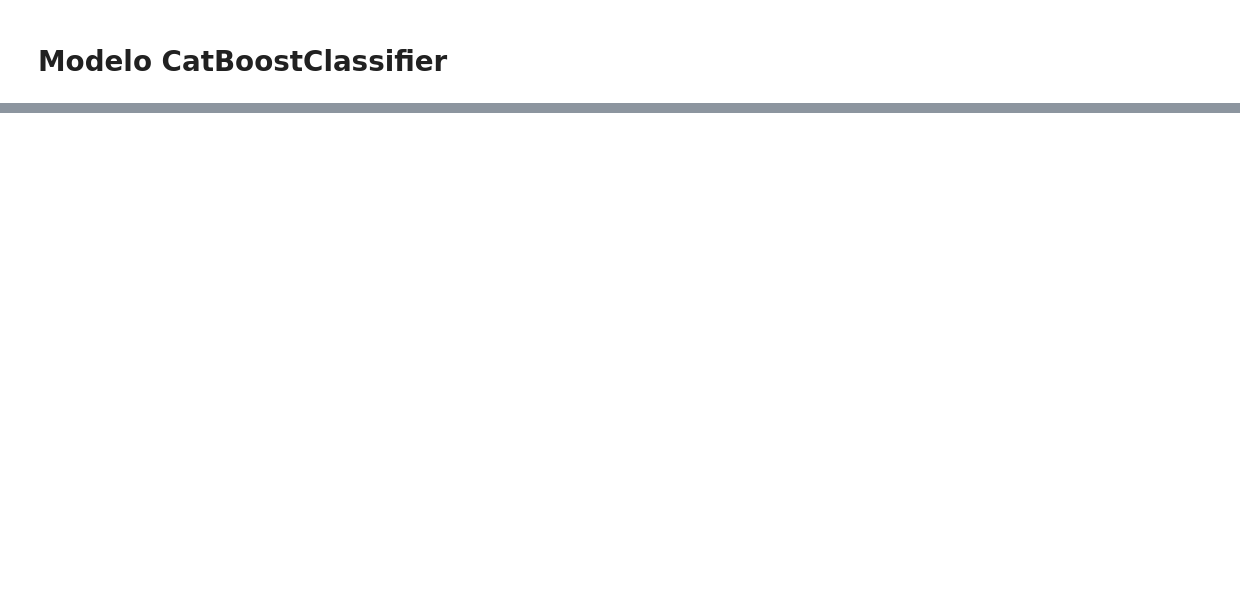
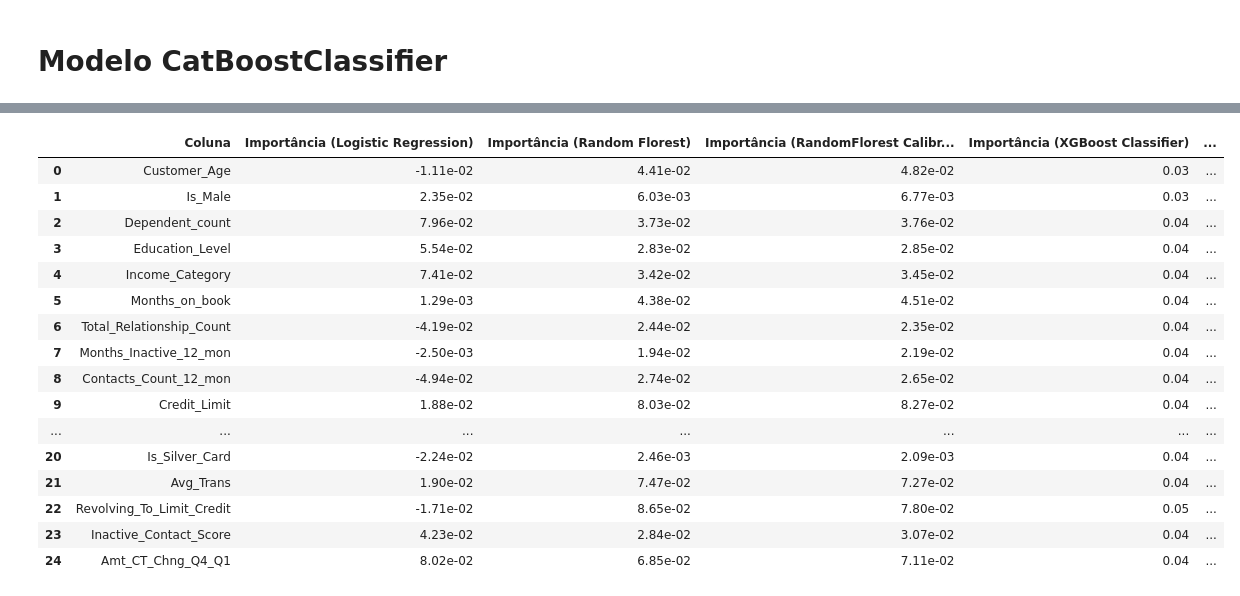
Before and after one commit to rpf991/Previsao_Churning_Clientes_Credito, a Jupyter notebook: notebooks/data_analysis.ipynb, the cells around one changed output, grey strips where cells are left out. Saved outputs shown, nothing was run; the diff lists cells and outputs as text; code cells hidden in the pictures; blank space fills up the shorter version.

```diff
--- a/notebooks/data_analysis.ipynb
+++ b/notebooks/data_analysis.ipynb
@@ -667,9 +584,9 @@ XGBClassifier(base_score=None, booster=None, callbacks=None,
               n_jobs=None, num_parallel_tree=None, ...)
 # %%
 # treinar o modelo calibrado
-xgb_callibred = CalibratedClassifierCV(estimator=xgboost_classifier, cv=5, method='sigmoid')
+xgb_calibrated = CalibratedClassifierCV(estimator=xgboost_classifier, cv=5, method='sigmoid')
 
-xgb_callibred.fit(X_train, Y_train)
+xgb_calibrated.fit(X_train, Y_train)
 # %% [output]
 CalibratedClassifierCV(cv=5,
                        estimator=XGBClassifier(base_score=None, booster=None,
@@ -890,18 +761,15 @@ weighted avg       0.74      0.60      0.65      3000
 # %% [markdown]
 # Modelo CatBoostClassifier
 # %%
-# calculo da proporcao
-#proporcao = np.sum(Y_train == 0) / np.sum(Y_train == 1)
-
-
 catboost_classifier = CatBoostClassifier(
-                                        iterations=500,
-                                        depth=6,
+                                        iterations=600,
+                                       # depth=6,
                                         learning_rate=0.05,
                                         random_state=42,
+                                        #l2_leaf_reg=10, # Regularização L2 para ajudar a generalizar as variaveis codificaveis
                                         verbose=False, # mostra o progresso
                                         eval_metric='AUC', # otimiza a curva do coeficiente de gini
-                                        #scale_pos_weight=proporcao
+                                        #scale_pos_weight=scale_weight
                                         auto_class_weights='Balanced' # correção de desbalanceamento
                                     )
 
@@ -941,0 +779,5 @@ Matriz de Confusão 0.9
+# %%
+# treinar o modelo calibrado
+catboost_calibrated = CalibratedClassifierCV(estimator=catboost_classifier, cv=5, method='sigmoid')
+
+catboost_calibrated.fit(X_train, Y_train)
@@ -968,0 +894,61 @@ weighted avg       0.74      0.73      0.73      3000
+# %%
+# Precisão: Entre os casos que o modelo previu quantos estão corretos
+
+rf_calibrated_importances = np.mean(
+    [orig_model.estimator.feature_importances_
+     for orig_model in calibrated_rf.calibrated_classifiers_]
+, axis=0)
+
+xgb_calibrated_importances = np.mean(
+    [orig_model.estimator.feature_importances_
+     for orig_model in xgb_calibrated.calibrated_classifiers_]
+, axis=0)
+
+lgm_calibrated_importances = np.mean(
+    [ orig_model.estimator.feature_importances_
+      for orig_model in lgbm_callibred.calibrated_classifiers_
+    ], axis=0)
+
+catboost_calibrated_importances = np.mean(
+    [orig_model.estimator.feature_importances_
+     for orig_model in catboost_calibrated.calibrated_classifiers_
+    ], axis=0)
+
+
+df_importancia = pd.DataFrame({
+    'Importância (Logistic Regression)': logistic_regression.coef_[0] ,
+
+    'Importância (Random Florest)': random_florest.feature_importances_,
+    'Importância (Random Florest Calibrated)': rf_calibrated_importances,
+
+    'Importância (XGBoost Classifier)': xgboost_classifier.feature_importances_,
+    'Importância (XGBoost Calibrated)': xgb_calibrated_importances,
+
+    'Importância (LGBM Classifier)': lgbm_classifier.feature_importances_,
+    'Importância (LGBM Calibrated)': lgm_calibrated_importances,
+
+    'Importância (CatBoost Classifier)': catboost_classifier.feature_importances_,
+    'Importância (CatBoost Calibrated)': catboost_calibrated_importances
+
+    }, index=X_train.columns
+).reset_index(names='Coluna')
+
+df_importancia
+# %% [output]
+|  | Coluna | Importância (Logistic Regression) | Importância (Random Florest) | Importância (RandomFlorest Calibr... | Importância (XGBoost Classifier) | ... |
+| 0 | Customer_Age | -1.11e-02 | 4.41e-02 | 4.82e-02 | 0.03 | ... |
+| 1 | Is_Male | 2.35e-02 | 6.03e-03 | 6.77e-03 | 0.03 | ... |
+| 2 | Dependent_count | 7.96e-02 | 3.73e-02 | 3.76e-02 | 0.04 | ... |
+| 3 | Education_Level | 5.54e-02 | 2.83e-02 | 2.85e-02 | 0.04 | ... |
+| 4 | Income_Category | 7.41e-02 | 3.42e-02 | 3.45e-02 | 0.04 | ... |
+| 5 | Months_on_book | 1.29e-03 | 4.38e-02 | 4.51e-02 | 0.04 | ... |
+| 6 | Total_Relationship_Count | -4.19e-02 | 2.44e-02 | 2.35e-02 | 0.04 | ... |
+| 7 | Months_Inactive_12_mon | -2.50e-03 | 1.94e-02 | 2.19e-02 | 0.04 | ... |
+| 8 | Contacts_Count_12_mon | -4.94e-02 | 2.74e-02 | 2.65e-02 | 0.04 | ... |
+| 9 | Credit_Limit | 1.88e-02 | 8.03e-02 | 8.27e-02 | 0.04 | ... |
+| ... | ... | ... | ... | ... | ... | ... |
+| 20 | Is_Silver_Card | -2.24e-02 | 2.46e-03 | 2.09e-03 | 0.04 | ... |
+| 21 | Avg_Trans | 1.90e-02 | 7.47e-02 | 7.27e-02 | 0.04 | ... |
+| 22 | Revolving_To_Limit_Credit | -1.71e-02 | 8.65e-02 | 7.80e-02 | 0.05 | ... |
+| 23 | Inactive_Contact_Score | 4.23e-02 | 2.84e-02 | 3.07e-02 | 0.04 | ... |
+| 24 | Amt_CT_Chng_Q4_Q1 | 8.02e-02 | 6.85e-02 | 7.11e-02 | 0.04 | ... |
```
Also changed, not shown: parts of 66 cells of this notebook, 5 other files.
